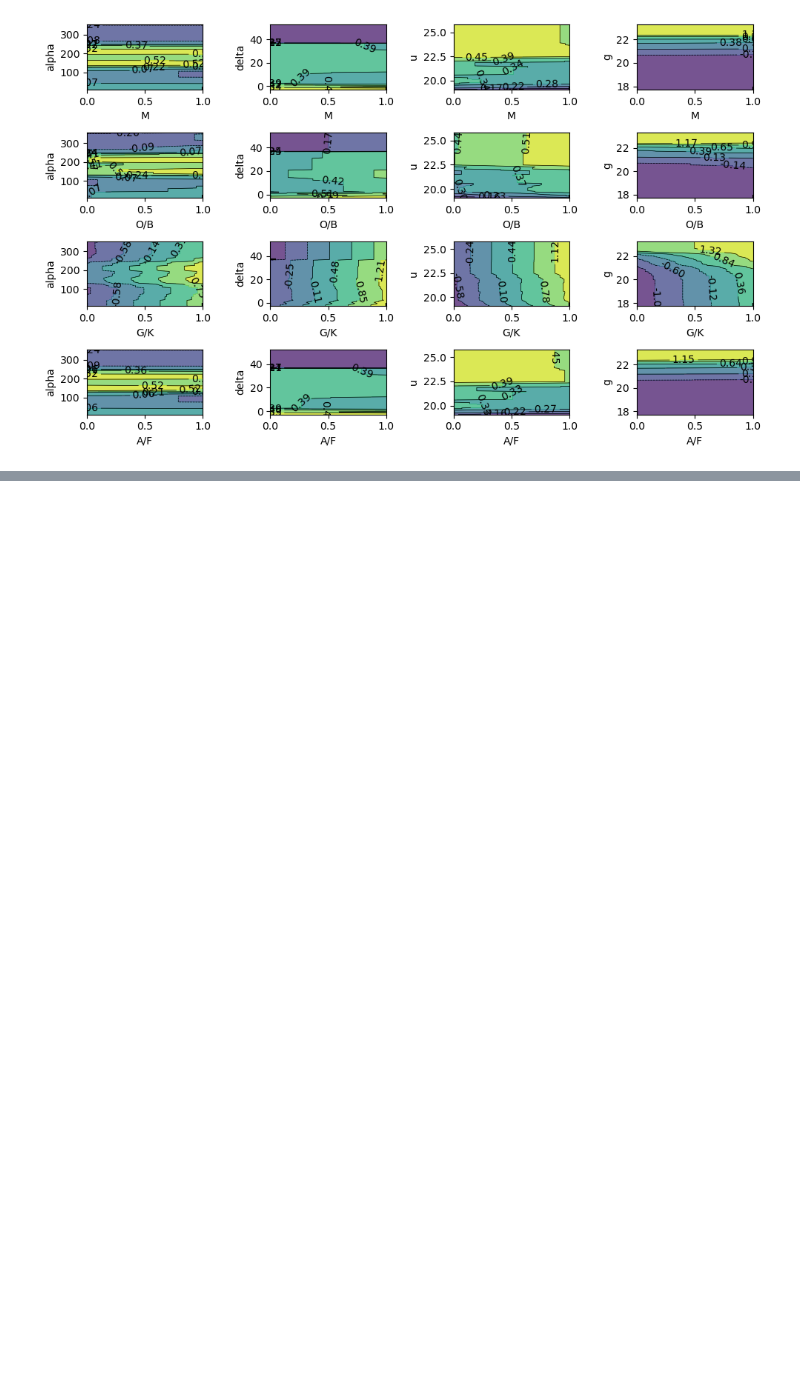
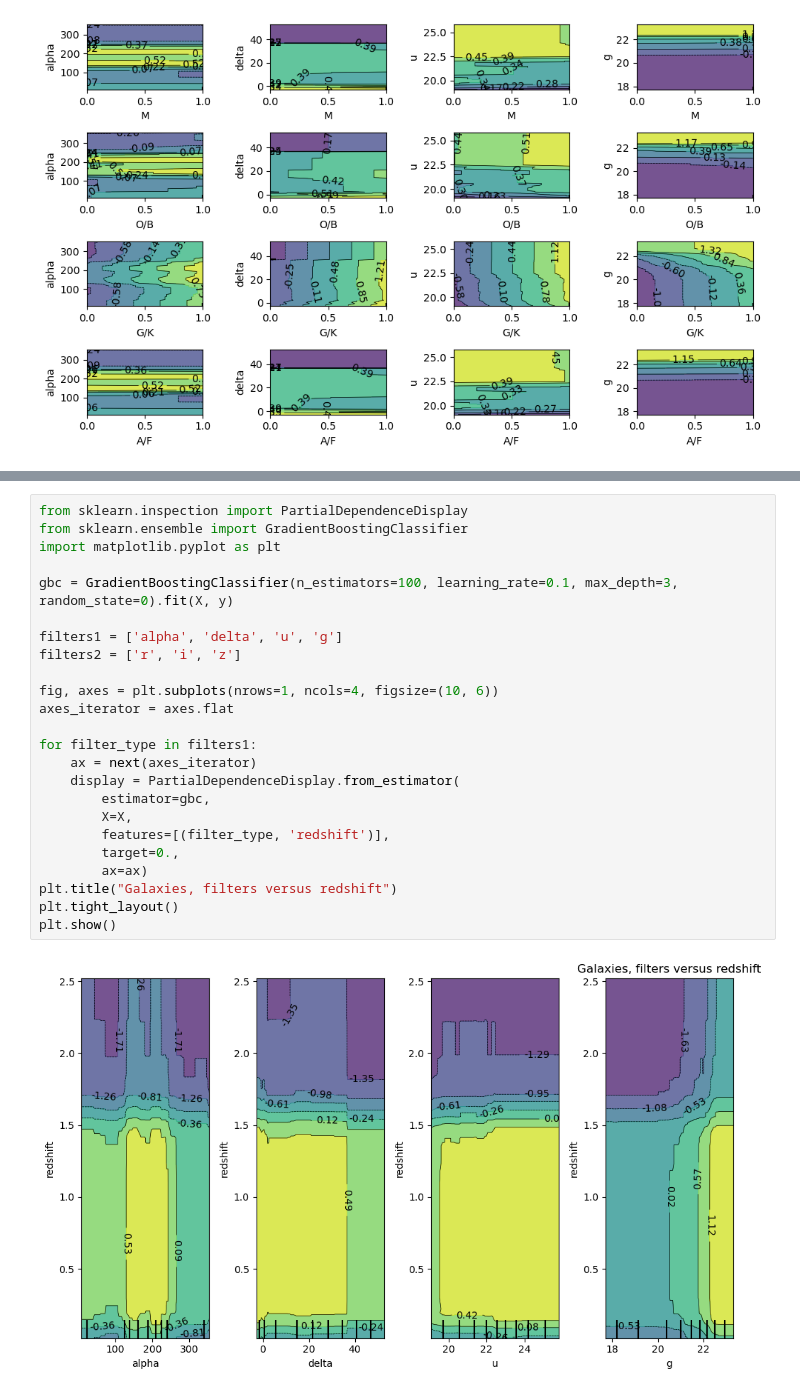
Before and after one commit to jaqueshere/kaggle-playground-stellar, a Jupyter notebook: kaggle-astro-exploratory.ipynb, the cells around one changed output, grey strips where cells are left out. Saved outputs shown, nothing was run; the diff lists cells and outputs as text; blank space fills up the shorter version.

```diff
--- a/kaggle-astro-exploratory.ipynb
+++ b/kaggle-astro-exploratory.ipynb
@@ -446,0 +446,26 @@ plt.show()
+# %%
+from sklearn.inspection import PartialDependenceDisplay
+from sklearn.ensemble import GradientBoostingClassifier
+import matplotlib.pyplot as plt
+
+gbc = GradientBoostingClassifier(n_estimators=100, learning_rate=0.1, max_depth=3, random_state=0).fit(X, y)
+
+filters1 = ['alpha', 'delta', 'u', 'g']
+filters2 = ['r', 'i', 'z']
+
+fig, axes = plt.subplots(nrows=1, ncols=4, figsize=(10, 6))
+axes_iterator = axes.flat
+
+for filter_type in filters1:
+    ax = next(axes_iterator)
+    display = PartialDependenceDisplay.from_estimator(
+        estimator=gbc,
+        X=X,
+        features=[(filter_type, 'redshift')],
+        target=0.,
+        ax=ax)
+plt.title("Galaxies, filters versus redshift")
+plt.tight_layout()
+plt.show()
+# %% [output]
+[figure, added]
```
Also changed, not shown: parts of 9 cells of this notebook, 2 other files.
